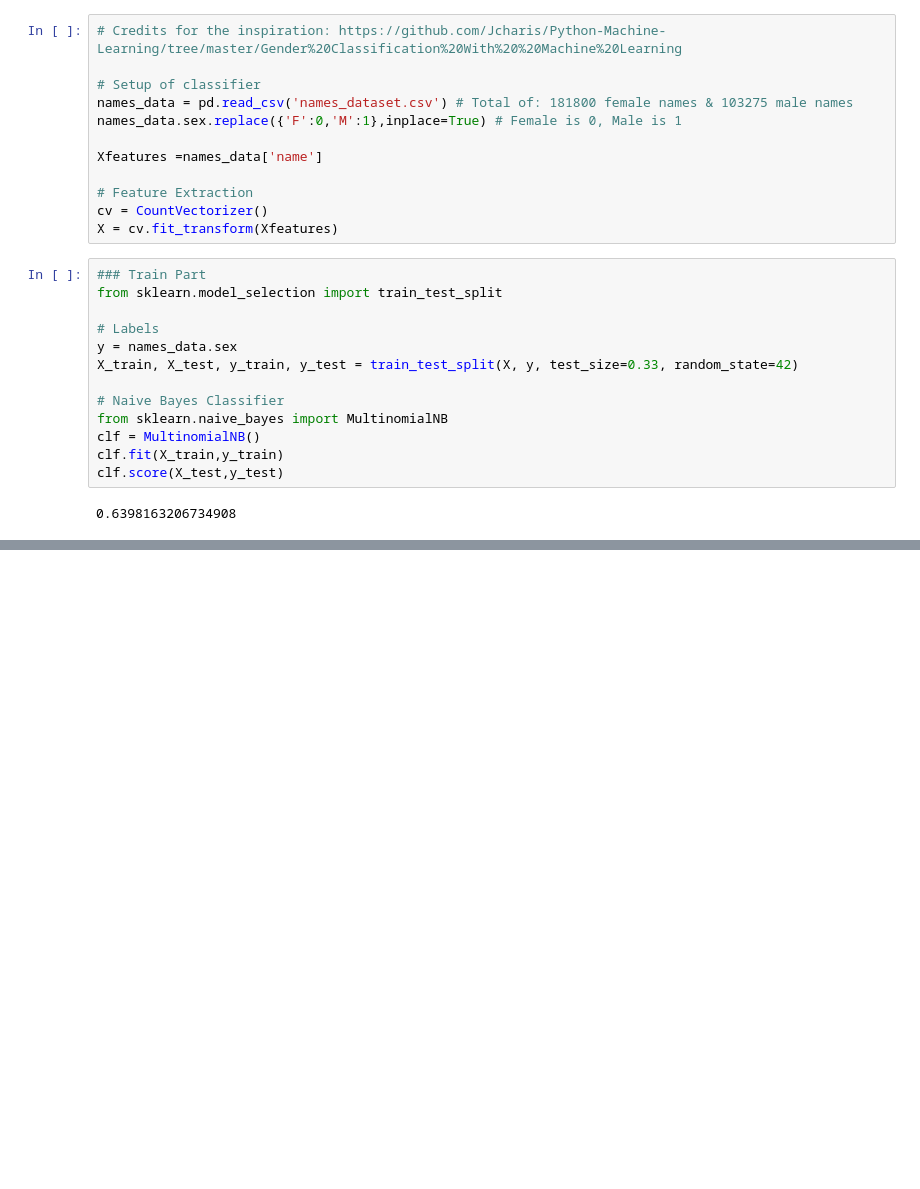
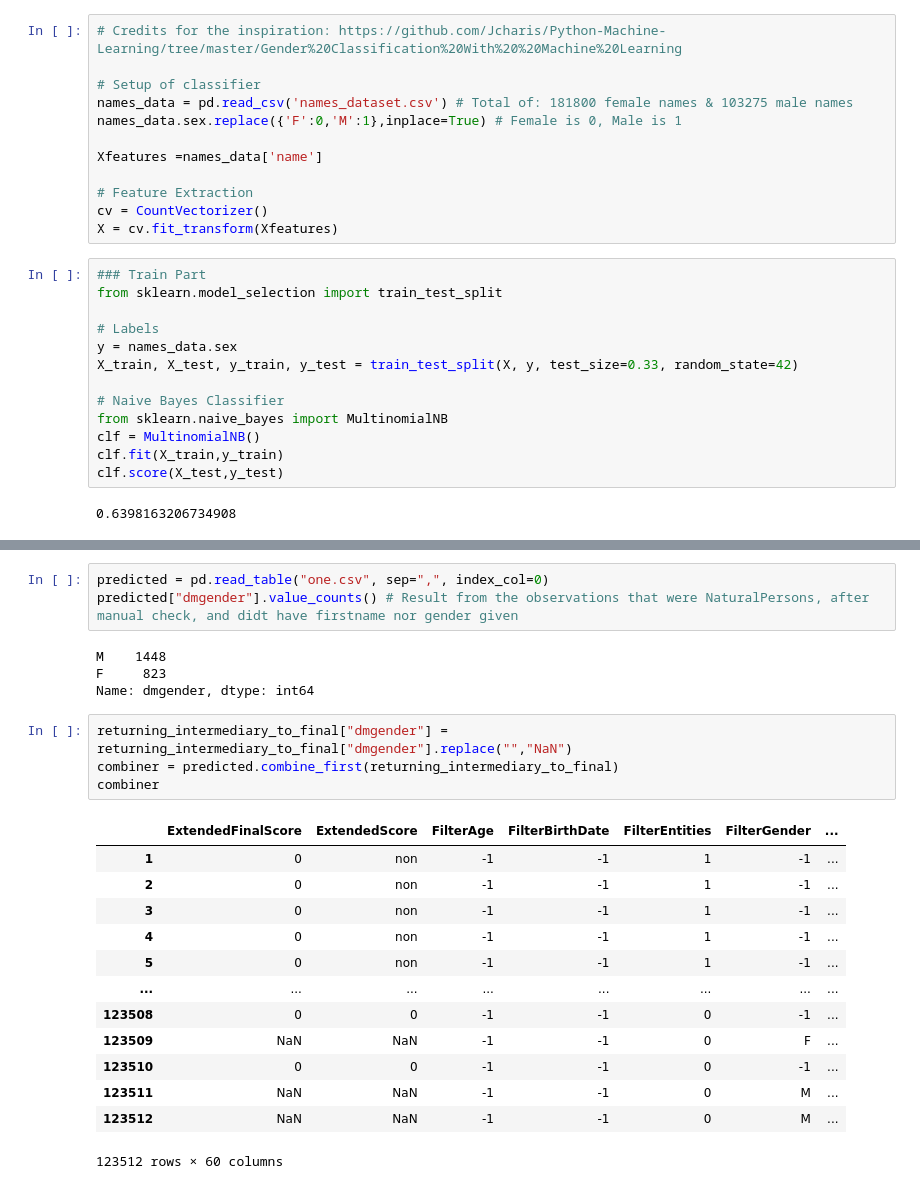
Before and after one commit to l-vicen/TUM-Eline-DataOperations, a Jupyter notebook: code.ipynb, the cells around one changed output, grey strips where cells are left out. Saved outputs shown, nothing was run; the diff lists cells and outputs as text; blank space fills up the shorter version.

```diff
--- a/code.ipynb
+++ b/code.ipynb
@@ -523,0 +598,25 @@ namelist
+# %%
+predicted = pd.read_table("one.csv", sep=",", index_col=0)
+predicted["dmgender"].value_counts() # Result from the observations that were NaturalPersons, after manual check, and didt have firstname nor gender given
+# %% [output]
+M    1448
+F     823
+Name: dmgender, dtype: int64
+# %%
+returning_intermediary_to_final["dmgender"] = returning_intermediary_to_final["dmgender"].replace("","NaN")
+combiner = predicted.combine_first(returning_intermediary_to_final)
+combiner
+# %% [output]
+|  | ExtendedFinalScore | ExtendedScore | FilterAge | FilterBirthDate | FilterEntities | FilterGender | ... |
+| 1 | 0 | non | -1 | -1 | 1 | -1 | ... |
+| 2 | 0 | non | -1 | -1 | 1 | -1 | ... |
+| 3 | 0 | non | -1 | -1 | 1 | -1 | ... |
+| 4 | 0 | non | -1 | -1 | 1 | -1 | ... |
+| 5 | 0 | non | -1 | -1 | 1 | -1 | ... |
+| ... | ... | ... | ... | ... | ... | ... | ... |
+| 123508 | 0 | 0 | -1 | -1 | 0 | -1 | ... |
+| 123509 | NaN | NaN | -1 | -1 | 0 | F | ... |
+| 123510 | 0 | 0 | -1 | -1 | 0 | -1 | ... |
+| 123511 | NaN | NaN | -1 | -1 | 0 | M | ... |
+| 123512 | NaN | NaN | -1 | -1 | 0 | M | ... |
+123512 rows × 60 columns
```
Also changed, not shown: parts of 17 cells of this notebook, 3 other files.
